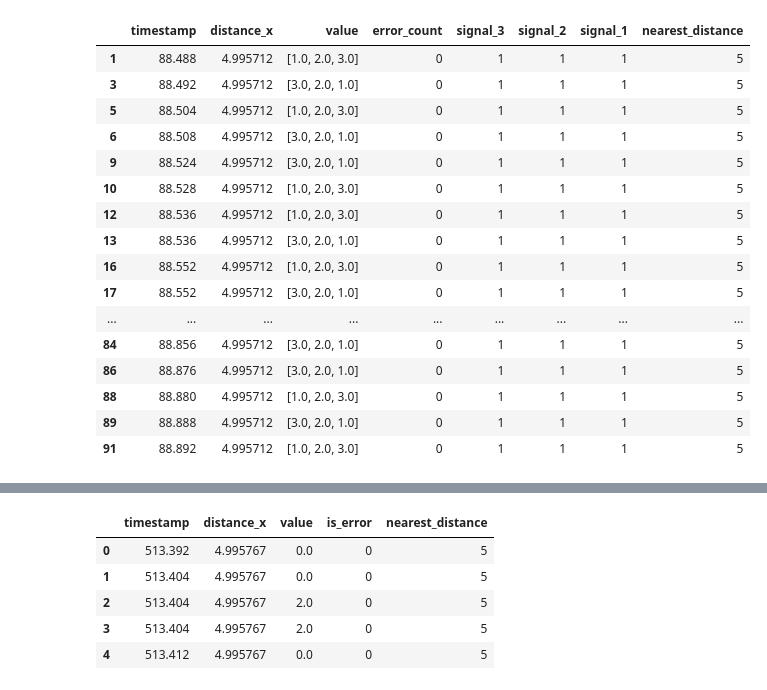
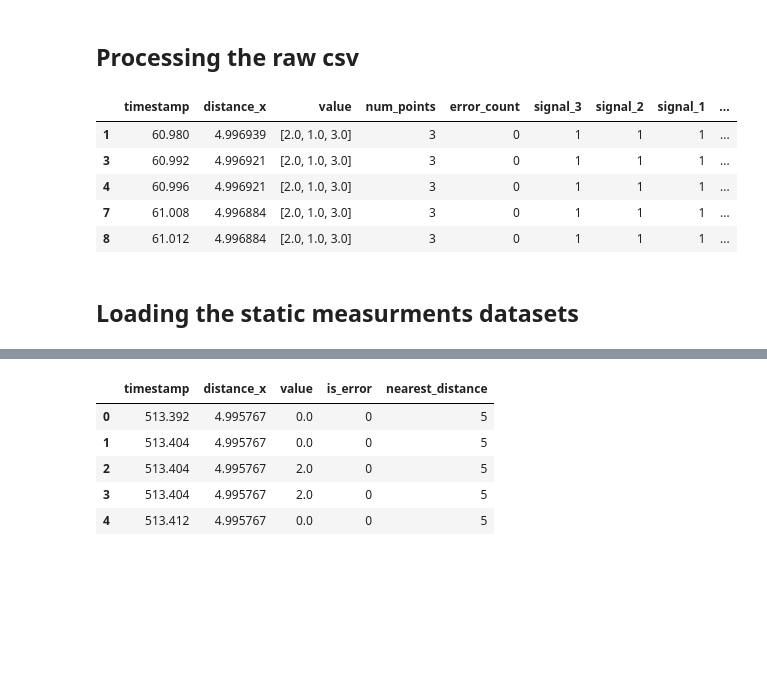
Before and after one commit to MarlonRiv/uvdar_core, a Jupyter notebook: scripts/Processing_evaluation_distance.ipynb, the cells around one changed output, grey strips where cells are left out. Saved outputs shown, nothing was run; the diff lists cells and outputs as text; code cells hidden in the pictures; blank space fills up the shorter version.

Commit message:
Fixed all processed data (V2) , included heading experiment data processing and visualization

```diff
--- a/scripts/Processing_evaluation_distance.ipynb
+++ b/scripts/Processing_evaluation_distance.ipynb
@@ -1,3 +1,5 @@
+# %% [markdown]
+## Processing the raw csv
 # %%
 #Loading the data
 import pandas as pd
@@ -9,7 +11,7 @@ import ast
 
 
 # Load the data
-input_csv_path = os.path.expanduser('~/Desktop/MRS_Master_Project/rosbags/simulation/static_standard_heading_0.4.csv')
+input_csv_path = os.path.expanduser('~/Desktop/MRS_Master_Project/rosbags/simulation/dynamic_standard_th_100_v2_1.csv')
 data = pd.read_csv(input_csv_path)
 
 # Convert 'value' column from string representation of lists to actual lists
@@ -26,6 +28,9 @@ data['distance_x'] = data['distance_x'].fillna(method='ffill')
 
 # Remove missing 'value'
 data = data.dropna(subset=['value'])
+
+#Add a column for the number of points in each row
+data['num_points'] = data['value'].apply(len)
 
 # Assume calculate_error_rate is defined as before
 def calculate_error_rate(values):
@@ -48,52 +53,45 @@ def check_signal_3(values):
 def check_signal_2(values):
     return 1 if 2.0 in values else 0
 
 #Function to check occurrence of signal 1
 def check_signal_1(values):
     return 1 if 1.0 in values else 0
 
 
 # Check if the signal 3 is still present
 data['signal_3'] = data['value'].apply(check_signal_3)
 
 # Check if the signal 2 is still present
 data['signal_2'] = data['value'].apply(check_signal_2)
 
 # Check if the signal 1 is still present
 data['signal_1'] = data['value'].apply(check_signal_1)
 
 
 # Specified relative distances
 specified_distances = np.array([5, 8, 11, 14, 17, 20])
 
 # Assigning each data point to the nearest specified distance
 data['nearest_distance'] = specified_distances[np.abs(specified_distances[:, np.newaxis] - data['distance_x'].values).argmin(axis=0)]
 
 # Save the cleaned data to a new CSV file
-cleaned_file_path = os.path.expanduser('~/Desktop/MRS_Master_Project/rosbags/simulation/static_standard_heading_0.4_processed.csv')
+cleaned_file_path = os.path.expanduser('~/Desktop/MRS_Master_Project/rosbags/simulation/dynamic_standard_th_100_v2_1_processed.csv')
 
 data.to_csv(cleaned_file_path, index=False)
 
 cleaned_file_path # Return the path to the new CSV and display the first few rows of the cleaned data.
-data.head(50)
+
+
+data.head()
 # %% [output]
-|  | timestamp | distance_x | value | error_count | signal_3 | signal_2 | signal_1 | nearest_distance |
-| 1 | 88.488 | 4.995712 | [1.0, 2.0, 3.0] | 0 | 1 | 1 | 1 | 5 |
-| 3 | 88.492 | 4.995712 | [3.0, 2.0, 1.0] | 0 | 1 | 1 | 1 | 5 |
-| 5 | 88.504 | 4.995712 | [1.0, 2.0, 3.0] | 0 | 1 | 1 | 1 | 5 |
-| 6 | 88.508 | 4.995712 | [3.0, 2.0, 1.0] | 0 | 1 | 1 | 1 | 5 |
-| 9 | 88.524 | 4.995712 | [3.0, 2.0, 1.0] | 0 | 1 | 1 | 1 | 5 |
-| 10 | 88.528 | 4.995712 | [1.0, 2.0, 3.0] | 0 | 1 | 1 | 1 | 5 |
-| 12 | 88.536 | 4.995712 | [1.0, 2.0, 3.0] | 0 | 1 | 1 | 1 | 5 |
-| 13 | 88.536 | 4.995712 | [3.0, 2.0, 1.0] | 0 | 1 | 1 | 1 | 5 |
-| 16 | 88.552 | 4.995712 | [1.0, 2.0, 3.0] | 0 | 1 | 1 | 1 | 5 |
-| 17 | 88.552 | 4.995712 | [3.0, 2.0, 1.0] | 0 | 1 | 1 | 1 | 5 |
-| ... | ... | ... | ... | ... | ... | ... | ... | ... |
-| 84 | 88.856 | 4.995712 | [3.0, 2.0, 1.0] | 0 | 1 | 1 | 1 | 5 |
-| 86 | 88.876 | 4.995712 | [3.0, 2.0, 1.0] | 0 | 1 | 1 | 1 | 5 |
-| 88 | 88.880 | 4.995712 | [1.0, 2.0, 3.0] | 0 | 1 | 1 | 1 | 5 |
-| 89 | 88.888 | 4.995712 | [3.0, 2.0, 1.0] | 0 | 1 | 1 | 1 | 5 |
-| 91 | 88.892 | 4.995712 | [1.0, 2.0, 3.0] | 0 | 1 | 1 | 1 | 5 |
+|  | timestamp | distance_x | value | num_points | error_count | signal_3 | signal_2 | signal_1 | ... |
+| 1 | 60.980 | 4.996939 | [2.0, 1.0, 3.0] | 3 | 0 | 1 | 1 | 1 | ... |
+| 3 | 60.992 | 4.996921 | [2.0, 1.0, 3.0] | 3 | 0 | 1 | 1 | 1 | ... |
+| 4 | 60.996 | 4.996921 | [2.0, 1.0, 3.0] | 3 | 0 | 1 | 1 | 1 | ... |
+| 7 | 61.008 | 4.996884 | [2.0, 1.0, 3.0] | 3 | 0 | 1 | 1 | 1 | ... |
+| 8 | 61.012 | 4.996884 | [2.0, 1.0, 3.0] | 3 | 0 | 1 | 1 | 1 | ... |
+# %% [markdown]
+## Loading the static measurments datasets
 # %%
 #Loading the data
 import pandas as pd
```
Also changed, not shown: parts of 18 cells of this notebook, 1 other file.
